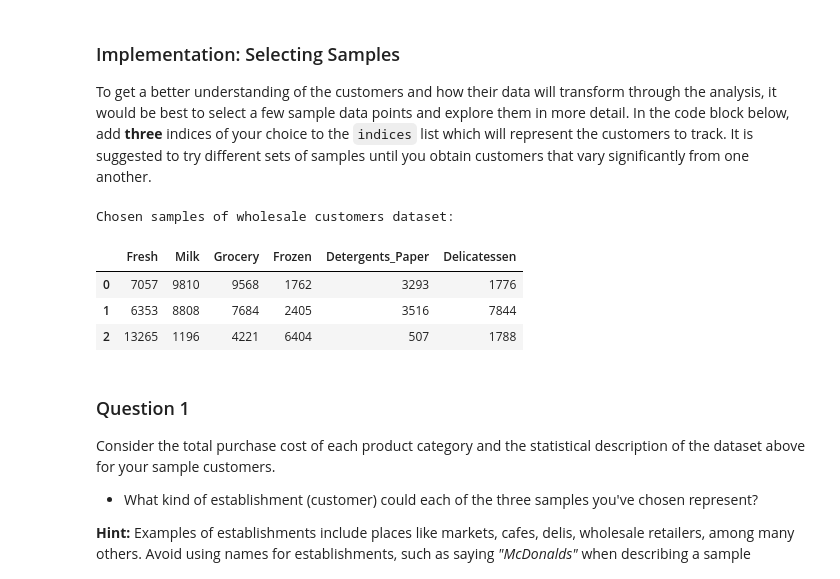
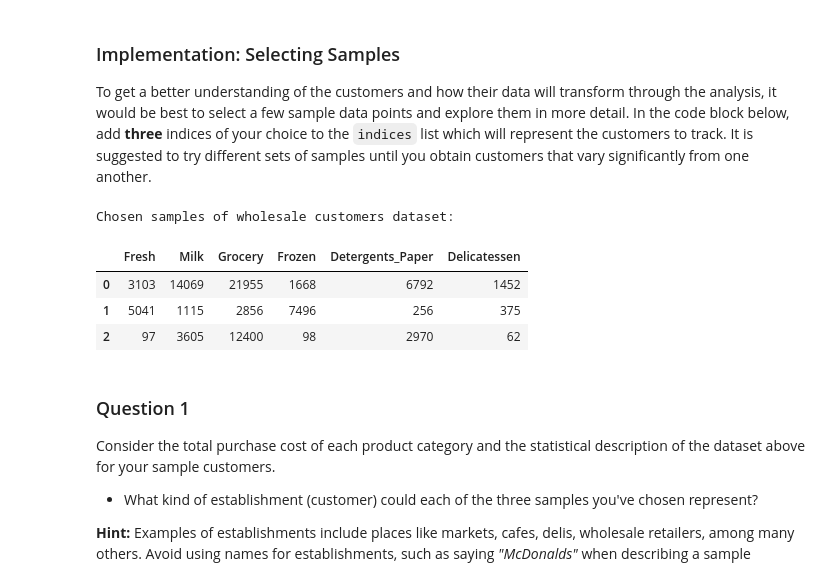
Before and after one commit to BoardzMaster/machine-learning-master, a Jupyter notebook: projects/customer_segments/customer_segments.ipynb, the cells around one changed output. Drawn from its saved outputs; the diff is of its cells as text; code cells hidden in the pictures.

```diff
--- a/projects/customer_segments/customer_segments.ipynb
+++ b/projects/customer_segments/customer_segments.ipynb
@@ -60,18 +60,18 @@ display(data.describe())
 To get a better understanding of the customers and how their data will transform through the analysis, it would be best to select a few sample data points and explore them in more detail. In the code block below, add **three** indices of your choice to the `indices` list which will represent the customers to track. It is suggested to try different sets of samples until you obtain customers that vary significantly from one another.
 # %%
 # TODO: Select three indices of your choice you wish to sample from the dataset
-indices = [1, 2, 3]
+indices = [46, 222, 412]
 
 # Create a DataFrame of the chosen samples
 samples = pd.DataFrame(data.loc[indices], columns = data.keys()).reset_index(drop = True)
 print "Chosen samples of wholesale customers dataset:"
 display(samples)
 # %% [output]
 Chosen samples of wholesale customers dataset:
 |  | Fresh | Milk | Grocery | Frozen | Detergents_Paper | Delicatessen |
-| 0 | 7057 | 9810 | 9568 | 1762 | 3293 | 1776 |
-| 1 | 6353 | 8808 | 7684 | 2405 | 3516 | 7844 |
-| 2 | 13265 | 1196 | 4221 | 6404 | 507 | 1788 |
+| 0 | 3103 | 14069 | 21955 | 1668 | 6792 | 1452 |
+| 1 | 5041 | 1115 | 2856 | 7496 | 256 | 375 |
+| 2 | 97 | 3605 | 12400 | 98 | 2970 | 62 |
 # %% [markdown]
 ### Question 1
 Consider the total purchase cost of each product category and the statistical description of the dataset above for your sample customers.
```
Also changed, not shown: parts of 8 cells of this notebook, 1 other file.
